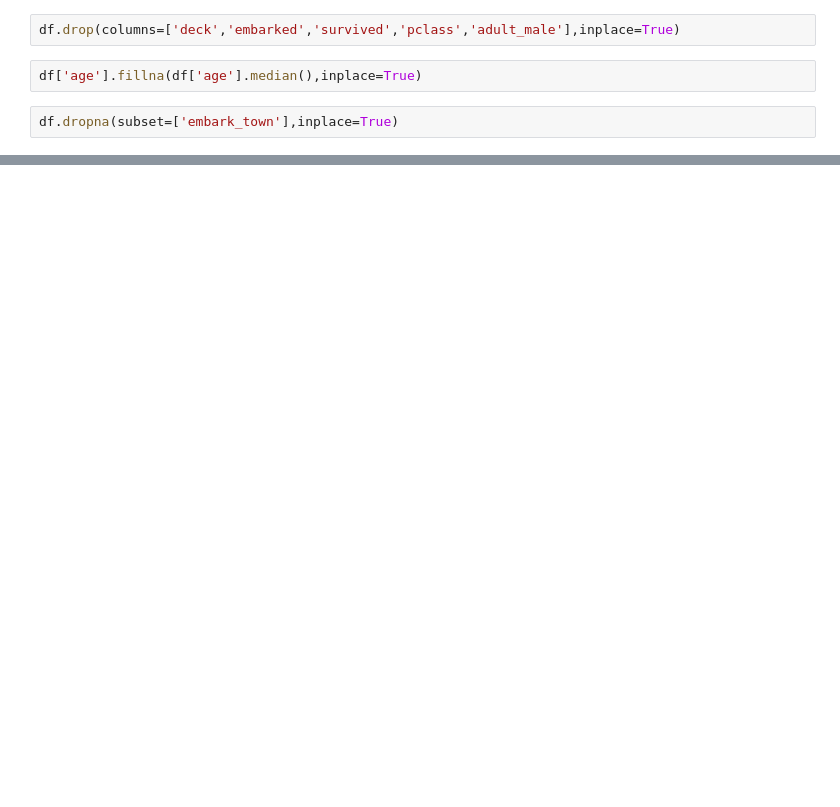
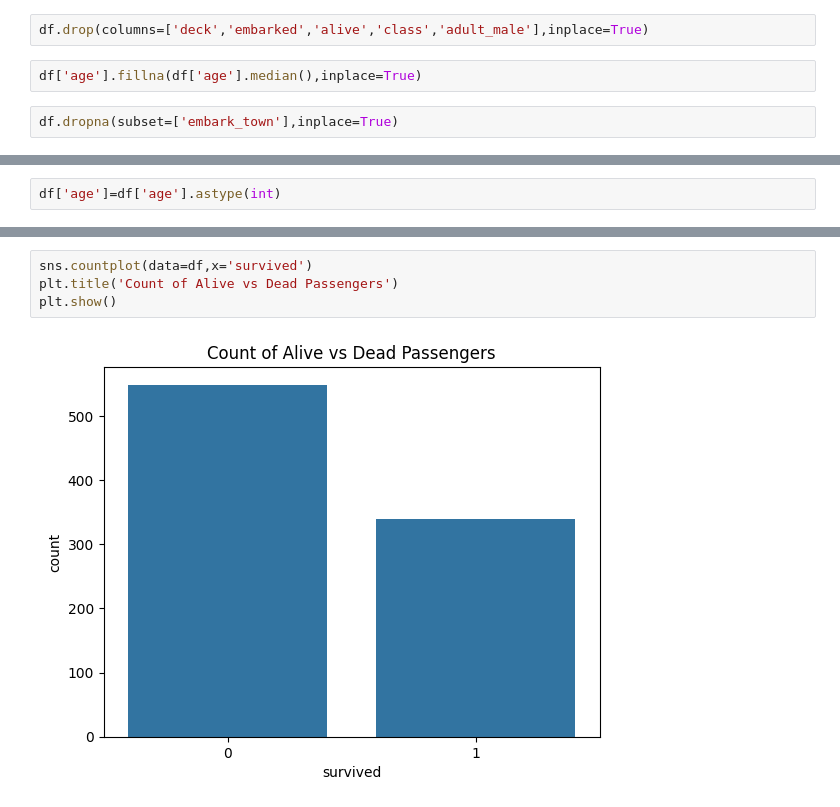
Before and after one commit to Utkarsha-Pandey/eda-project, a Jupyter notebook: analysis.ipynb, the cells around one changed output, grey strips where cells are left out. Cells and saved outputs as stored; diff of their text form; blank space fills up the shorter version.

```diff
--- a/analysis.ipynb
+++ b/analysis.ipynb
@@ -33,7 +33,7 @@ alive            0
 alone            0
 dtype: int64
 # %%
-df.drop(columns=['deck','embarked','survived','pclass','adult_male'],inplace=True)
+df.drop(columns=['deck','embarked','alive','class','adult_male'],inplace=True)
 # %%
 df['age'].fillna(df['age'].median(),inplace=True)
 # %%
@@ -60,0 +75,2 @@ plt.show()
+# %%
+df['age']=df['age'].astype(int)
@@ -60,0 +95,6 @@ plt.show()
+# %%
+sns.countplot(data=df,x='survived')
+plt.title('Count of Alive vs Dead Passengers')
+plt.show()
+# %% [output]
+[figure, added]
```
Also changed, not shown: parts of 6 cells of this notebook.
